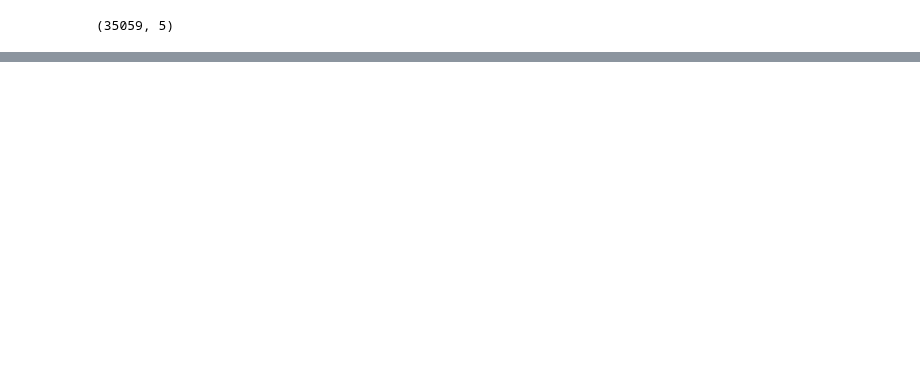
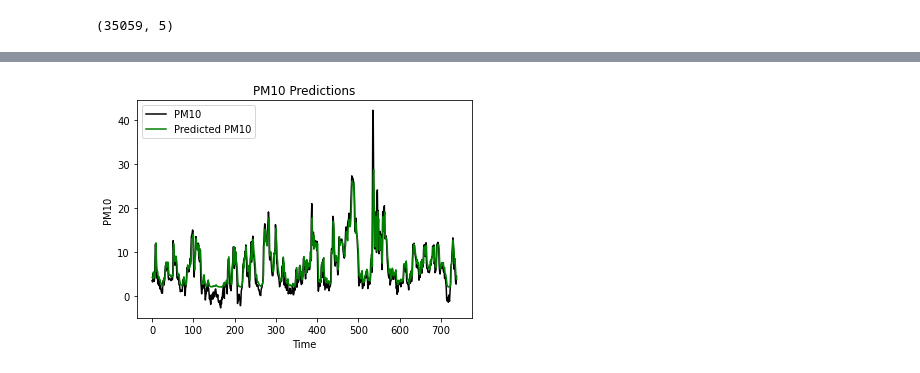
Before and after one commit to jadali17/Air-Quality-Prediction, a Jupyter notebook: lstm-model.ipynb, the cells around one changed output, grey strips where cells are left out. Saved outputs shown, nothing was run; the diff lists cells and outputs as text; code cells hidden in the pictures; blank space fills up the shorter version.

Commit message:
Added model+training

```diff
--- a/lstm-model.ipynb
+++ b/lstm-model.ipynb
@@ -33,4 +33,4 @@ one_feature.head(5)
 ## 2) Creating the train and testing set
 # %%
 train=one_feature[(one_feature['Start']<= "2018-12-31 23:00:00")]
-test=one_feature[(one_feature['Start'] >= "2019-01-01 00:00:00")]
+test=one_feature[(one_feature['Start'] >= "2019-12-01 00:00:00")]
@@ -58,0 +64,21 @@ y_train_new=np.delete(y_train,index)
+# %%
+testing_set=test['PM10']
+testing_set=testing_set.reset_index()
+testing_set=testing_set['PM10']
+X_test = []
+y_test = []
+for i in range(5, len(testing_set)):
+    X_test.append(testing_set[i-5:i])
+    y_test.append(testing_set[i])
+
+X_test, y_test = np.array(X_test), np.array(y_test)
+print (X_test.shape)
+X_test = np.reshape(X_test, (X_test.shape[0], X_test.shape[1], 1))
+#-------------------------------------#
+#Deleting the samples that contain nan
+index=[]
+for i in range(0,len(X_test)):
+    if np.isnan(X_test[i]).any() or np.isnan(y_test[i]):
+        index.append(i)
+X_test_new=np.delete(X_test,index, axis=0)
+y_test_new=np.delete(y_test,index)
@@ -79,5 +123,5 @@ regressor.add(Dense(units = 1))
 
 regressor.compile(optimizer = 'adam', loss = 'mean_squared_error')
 
-regressor.fit(X_train_new, y_train_new, epochs = 100, batch_size = 32)
+regressor.fit(X_train_new, y_train_new, epochs = 15, batch_size = 32)
 # %% [output]
@@ -86,0 +146,11 @@ Epoch 2/100
+# %%
+predicted = regressor.predict(X_test_new)
+plt.plot(y_test_new, color = 'black', label = 'PM10')
+plt.plot(predicted, color = 'green', label = 'Predicted PM10')
+plt.title('PM10 Predictions')
+plt.xlabel('Time')
+plt.ylabel('PM10')
+plt.legend()
+plt.show()
+# %% [output]
+[figure, added]
```
Also changed, not shown: parts of 10 cells of this notebook.
